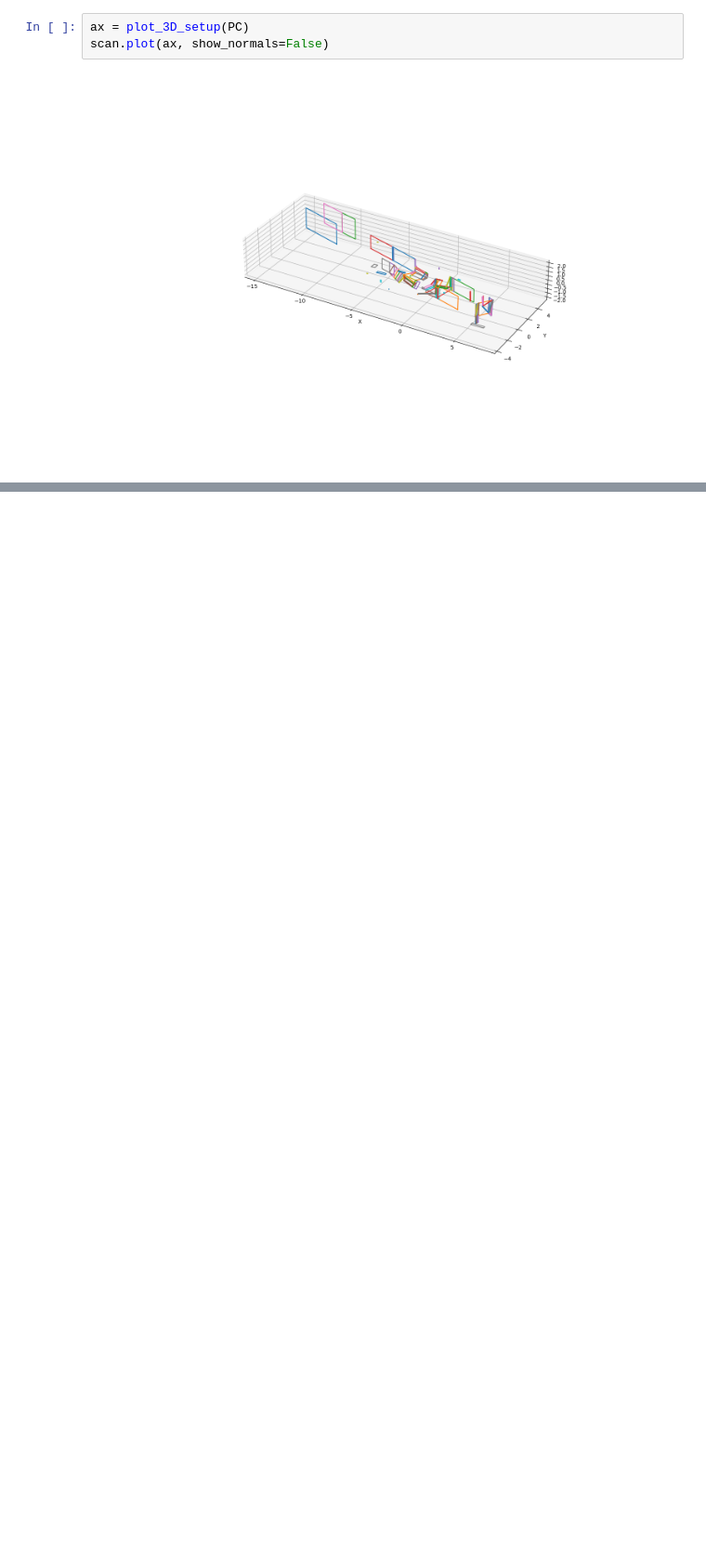
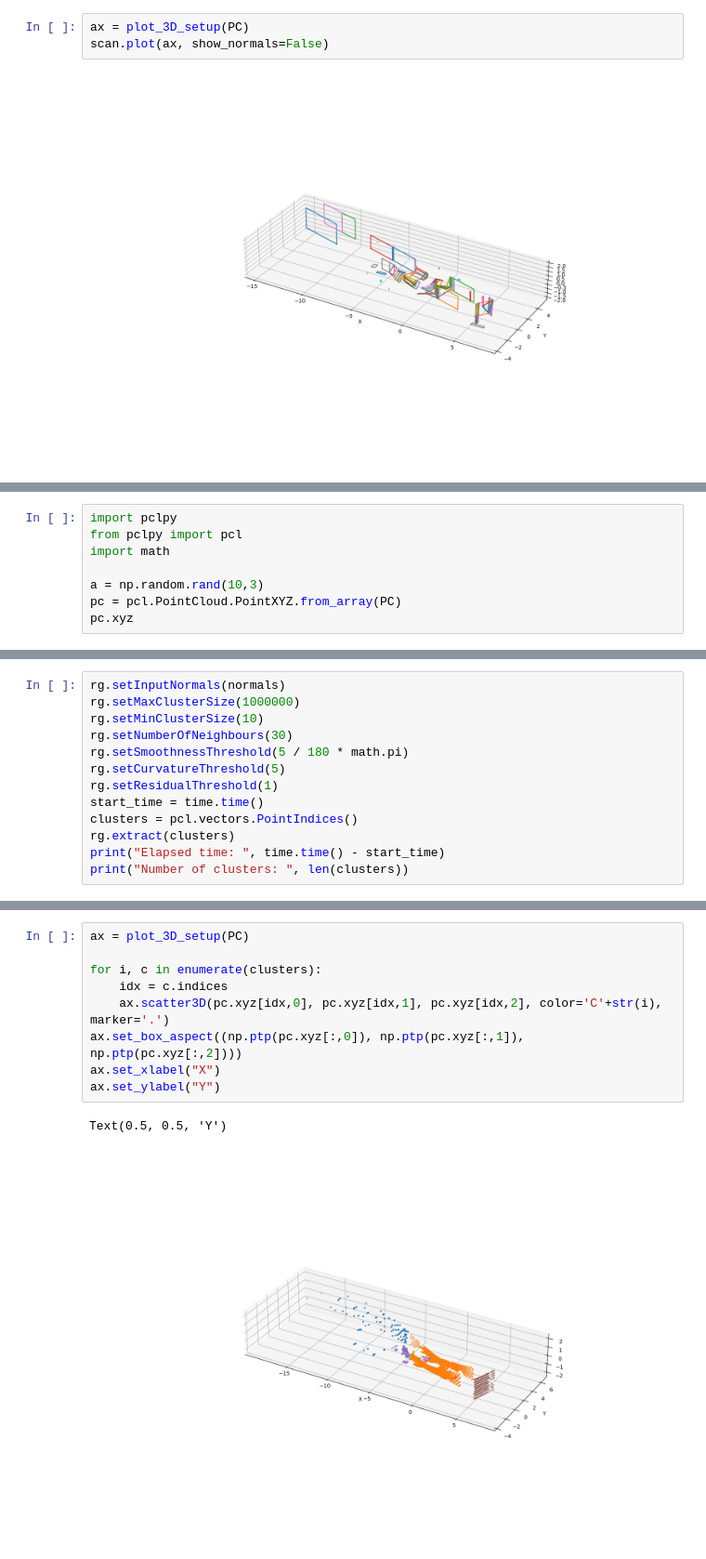
Before and after one commit to Stanford-NavLab/planeslam, a Jupyter notebook: notebooks/velodyne_test.ipynb, the cells around one changed output, grey strips where cells are left out. Shown at 93% size. Drawn from its saved outputs; the diff is of its cells as text; blank space fills up the shorter version.

Commit message:
testing pclpy on velodyne

```diff
--- a/notebooks/velodyne_test.ipynb
+++ b/notebooks/velodyne_test.ipynb
@@ -94,0 +100,8 @@ scan.plot(ax, show_normals=False)
+# %%
+import pclpy
+from pclpy import pcl
+import math
+
+a = np.random.rand(10,3)
+pc = pcl.PointCloud.PointXYZ.from_array(PC)
+pc.xyz
@@ -94,0 +129,13 @@ scan.plot(ax, show_normals=False)
+# %%
+rg.setInputNormals(normals)
+rg.setMaxClusterSize(1000000)
+rg.setMinClusterSize(10)
+rg.setNumberOfNeighbours(30)
+rg.setSmoothnessThreshold(5 / 180 * math.pi)
+rg.setCurvatureThreshold(5)
+rg.setResidualThreshold(1)
+start_time = time.time()
+clusters = pcl.vectors.PointIndices()
+rg.extract(clusters)
+print("Elapsed time: ", time.time() - start_time)
+print("Number of clusters: ", len(clusters))
@@ -94,0 +145,12 @@ scan.plot(ax, show_normals=False)
+# %%
+ax = plot_3D_setup(PC)
+
+for i, c in enumerate(clusters):
+    idx = c.indices
+    ax.scatter3D(pc.xyz[idx,0], pc.xyz[idx,1], pc.xyz[idx,2], color='C'+str(i), marker='.')
+ax.set_box_aspect((np.ptp(pc.xyz[:,0]), np.ptp(pc.xyz[:,1]), np.ptp(pc.xyz[:,2])))
+ax.set_xlabel("X")
+ax.set_ylabel("Y")
+# %% [output]
+Text(0.5, 0.5, 'Y')
+[figure, added]
```
Also changed, not shown: parts of 5 cells of this notebook, 1 other file.
